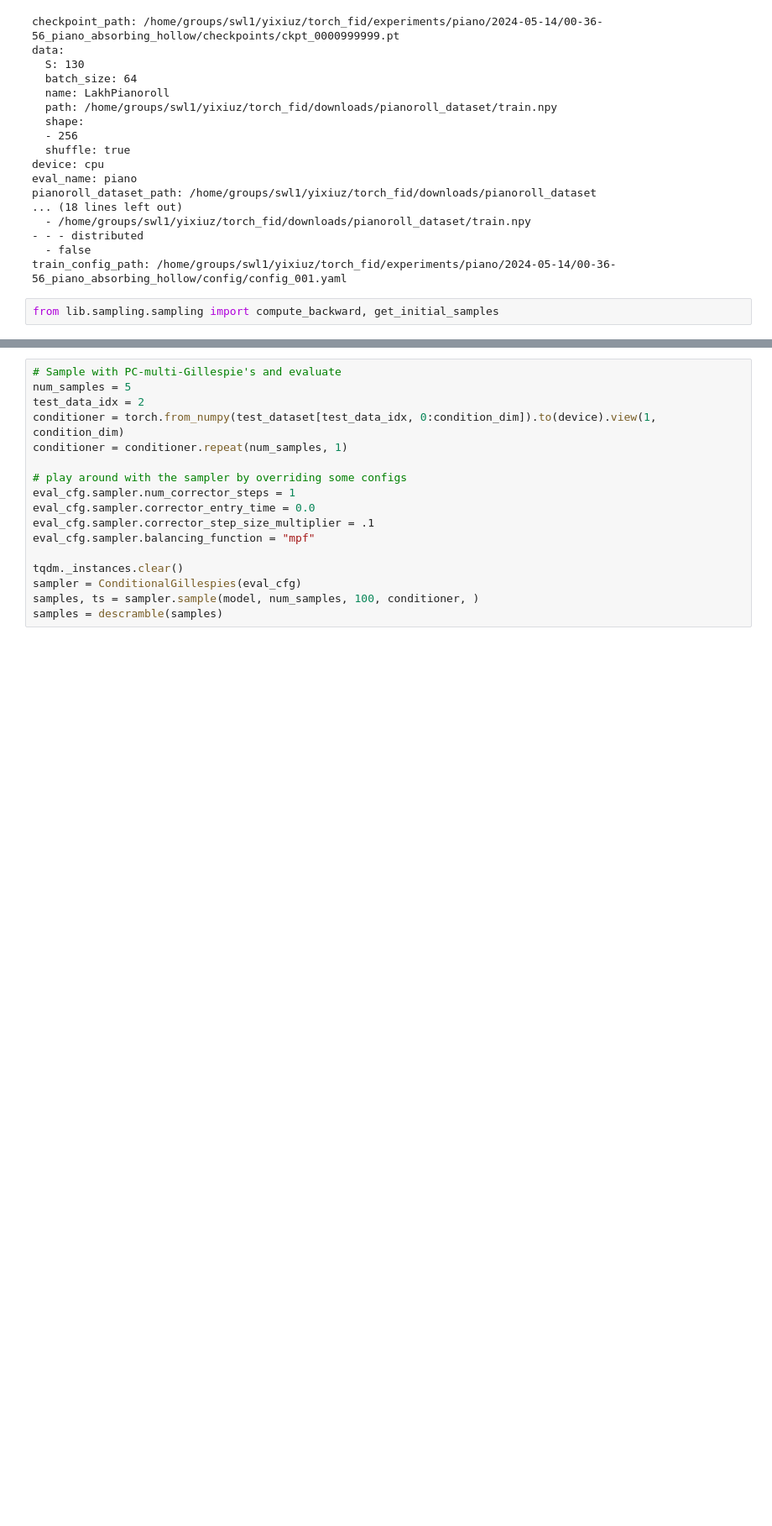
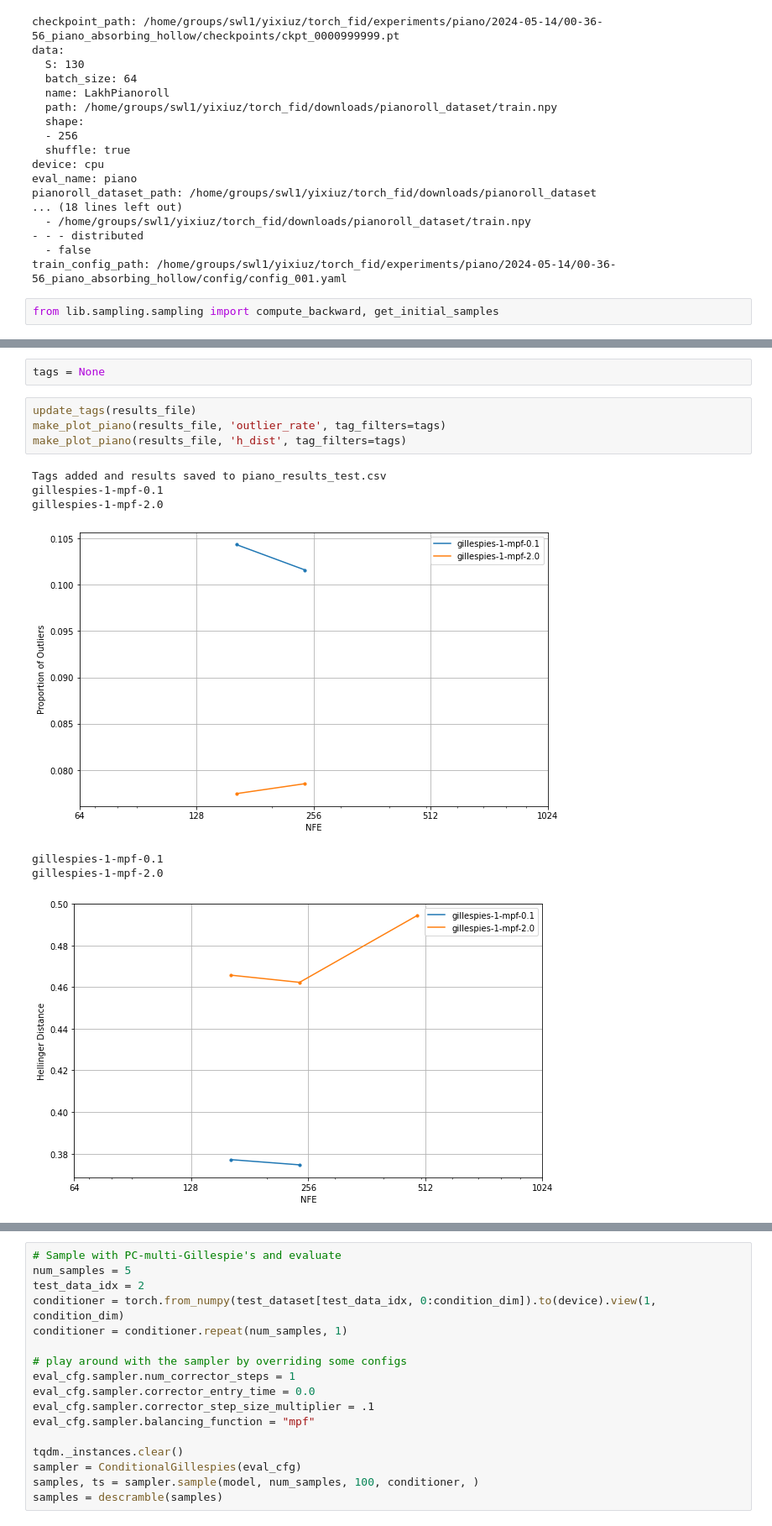
Before and after one commit to matthew9671/tauLDR, a Jupyter notebook: notebooks/eval_piano.ipynb, the cells around one changed output, grey strips where cells are left out. Shown at 84% size. Drawn from its saved outputs; the diff is of its cells as text; blank space fills up the shorter version.

Commit message:
Started evaluating pianoroll

```diff
--- a/notebooks/eval_piano.ipynb
+++ b/notebooks/eval_piano.ipynb
@@ -95 +257,15 @@ from lib.sampling.sampling import compute_backward, get_initial_samples
+# %%
+tags = None
+# %%
+update_tags(results_file)
+make_plot_piano(results_file, 'outlier_rate', tag_filters=tags)
+make_plot_piano(results_file, 'h_dist', tag_filters=tags)
+# %% [output]
+Tags added and results saved to piano_results_test.csv
+gillespies-1-mpf-0.1
+gillespies-1-mpf-2.0
+[figure, added]
+gillespies-1-mpf-0.1
+gillespies-1-mpf-2.0
+[figure, added]
 # %%
```
Also changed, not shown: parts of 9 cells of this notebook, 12 other files.
